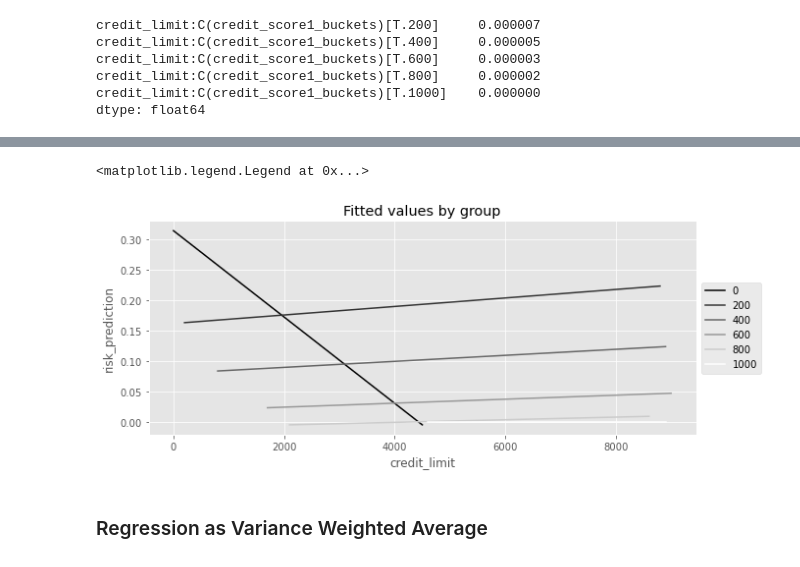
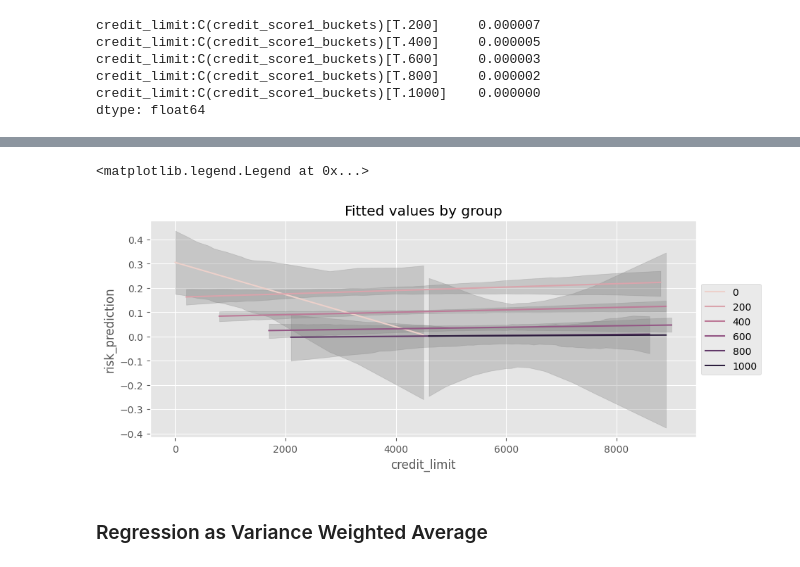
Before and after one commit to LukeLB/causal_inference_in_tech_industry_causalpy, a Jupyter notebook: causal-inference-in-causalpy/04-The-Unreasonable-Effectiveness-of-Linear-Regression.ipynb, the cells around one changed output, grey strips where cells are left out. Saved outputs shown, nothing was run; the diff lists cells and outputs as text; code cells hidden in the pictures.

```diff
--- a/causal-inference-in-causalpy/04-The-Unreasonable-Effectiveness-of-Linear-Regression.ipynb
+++ b/causal-inference-in-causalpy/04-The-Unreasonable-Effectiveness-of-Linear-Regression.ipynb
@@ -826,0 +910,2 @@ model.summary().tables[1]
+# %%
+preds = bmb.interpret.predictions(model, results)
@@ -827,14 +928,21 @@ model.summary().tables[1]
 # %%
 plt_df = (risk_data_rnd
-          .assign(risk_prediction = model.fittedvalues)
+          .assign(risk_prediction = preds['estimate'],
+                  risk_prediction_upper = preds['upper_97.0%'],
+                  risk_prediction_lower = preds['lower_3.0%'])
           .groupby(["credit_limit", "credit_score1_buckets"])
-          ["risk_prediction"]
+          [["risk_prediction", "risk_prediction_upper", "risk_prediction_lower"]]
           .mean()
           .reset_index())
 
 plt.figure(figsize=(10,4))
 sns.lineplot(data=plt_df,
-             x="credit_limit", y="risk_prediction", hue="credit_score1_buckets", palette = 'gray');
+             x="credit_limit", y="risk_prediction", hue="credit_score1_buckets");
+for bucket in plt_df['credit_score1_buckets'].unique():
+        plt_df_error = plt_df[plt_df['credit_score1_buckets'] == bucket]
+        plt.fill_between(plt_df_error["credit_limit"],
+                         plt_df_error['risk_prediction_upper'],
+                         plt_df_error['risk_prediction_lower'], alpha = 0.3, color = 'grey')
 plt.title("Fitted values by group")
 plt.legend(loc='center left', bbox_to_anchor=(1, 0.5))
 # %% [output]
@@ -868,5 +976,5 @@ ate
 # %%
-model = smf.ols("default ~ credit_limit * C(credit_score1_buckets)",
-                data=risk_data_rnd).fit()
-model.summary().tables[1]
+model = bmb.Model("default ~ credit_limit * C(credit_score1_buckets)",
+                data=risk_data_rnd)
+result = model.fit(cores=1)
 # %% [output]
@@ -896,19 +1027,29 @@ dtype: float64
+# %%
+preds = bmb.interpret.predictions(model, result)
 # %%
+# Plotting the posterior here actually shows much clearer that you cannot trust the inference for many of these groups
 plt_df = (risk_data_rnd
-          .assign(risk_prediction = model.fittedvalues)
+          .assign(risk_prediction = preds['estimate'],
+                  risk_prediction_upper = preds['upper_97.0%'],
+                  risk_prediction_lower = preds['lower_3.0%'])
           .groupby(["credit_limit", "credit_score1_buckets"])
-          ["risk_prediction"]
+          [["risk_prediction", "risk_prediction_upper", "risk_prediction_lower"]]
           .mean()
           .reset_index())
 
 plt.figure(figsize=(10,4))
 sns.lineplot(data=plt_df,
-             x="credit_limit", y="risk_prediction", hue="credit_score1_buckets",  palette="gray");
+             x="credit_limit", y="risk_prediction", hue="credit_score1_buckets");
+for bucket in plt_df['credit_score1_buckets'].unique():
+        plt_df_error = plt_df[plt_df['credit_score1_buckets'] == bucket]
+        plt.fill_between(plt_df_error["credit_limit"],
+                         plt_df_error['risk_prediction_upper'],
+                         plt_df_error['risk_prediction_lower'], alpha = 0.3, color = 'grey')
 plt.title("Fitted values by group")
 plt.legend(loc='center left', bbox_to_anchor=(1, 0.5))
 # %% [output]
 <matplotlib.legend.Legend at 0x...>
-[figure, old version]
+[figure, new version]
 # %% [markdown]
 ### Regression as Variance Weighted Average
 # %%
```
Also changed, not shown: parts of 51 cells of this notebook.
